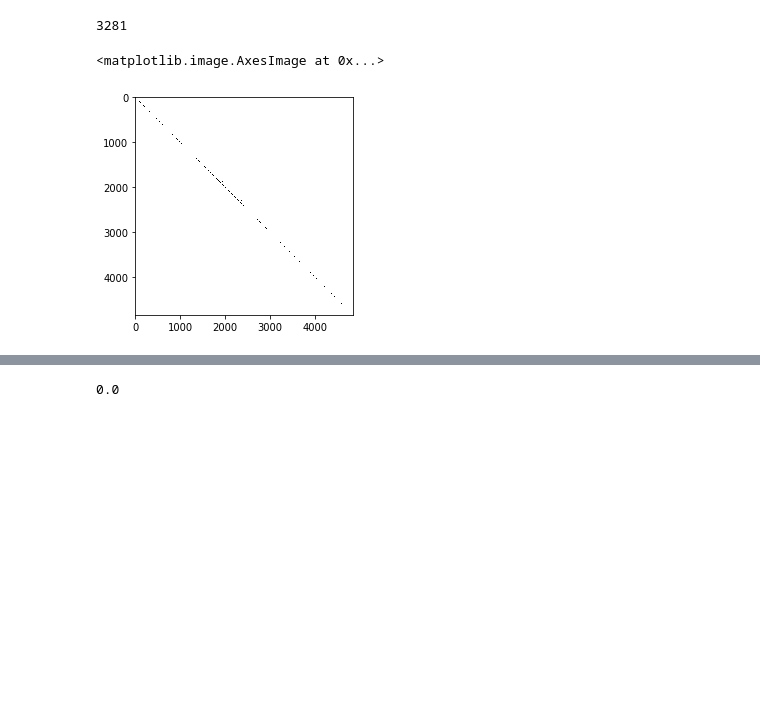
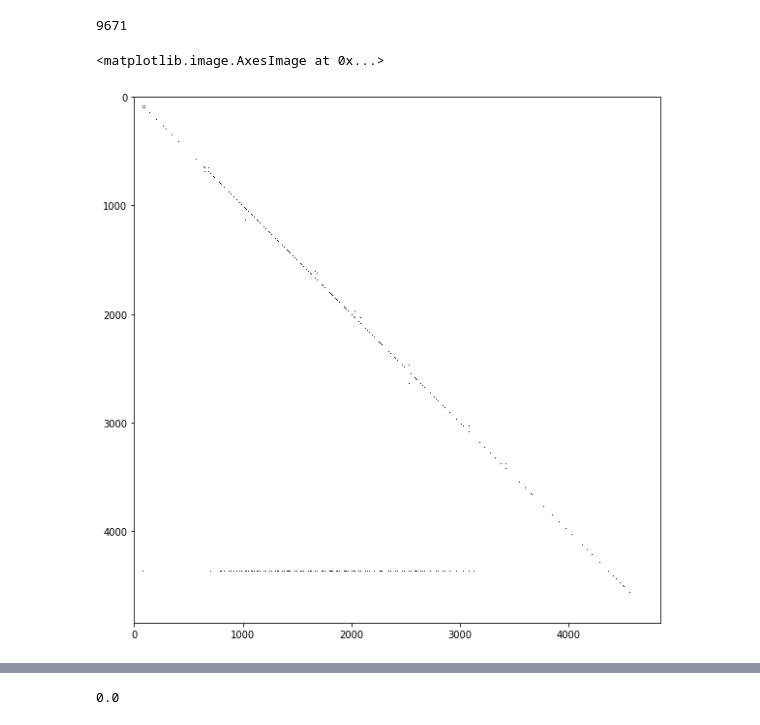
Before and after one commit to ergs/sandbox, a Jupyter notebook: transmute-matrix.ipynb, the cells around one changed output, grey strips where cells are left out. Cells and saved outputs as stored; diff of their text form; code cells hidden in the pictures; blank space fills up the shorter version.

Commit message:
more fission product stuff

```diff
--- a/transmute-matrix.ipynb
+++ b/transmute-matrix.ipynb
@@ -17,9 +17,12 @@ with open('transmute_data.json') as f:
     data = json.load(f)
 with open('sigma.json') as f:
     sigma = json.load(f)
+with open('fission_products.json') as f:
+    fission_products = json.load(f)
 # %%
 nuc_idx = {n: i for i, n in enumerate(data['nucs'])}
 N = len(nuc_idx)
+nuc_set = set(data['nucs'])
 # %%
 decay_consts = {}
 gammas = {}
@@ -76,6 +79,13 @@ for i, j in sigma_ij:
     v = sigma_ij.get((i, j), 0.0) * phi
     dok[i, j] += v
     dok[i, i] -= v
+# now let's add the fission products
+for i, yields in fission_products.items():
+    v = sigma.get('sigma_fission_' + i, [0.0])[0] * phi
+    dok[i, i] -= v
+    for j, fpy in yields.items():
+        dok[i, j] += v*fpy
+    assert set(yields.keys()) <= nuc_set
 # now let's add the decay consts
 for (i, j), g in gammas.items():
     dok[i, j] += g * decay_consts[i]
@@ -84,7 +94,7 @@ for i, v in decay_consts.items():
 # %%
 len(dok)
 # %% [output]
-3281
+9671
 # %%
 rows = []
 cols = []
@@ -101,10 +111,11 @@ mat = csr_matrix((vals, (rows, cols)), shape=(N, N))
 %matplotlib inline
 import matplotlib.pyplot as plt
 # %%
+fig = plt.figure(figsize=(10, 10))
 plt.imshow(mat.toarray() == 0.0, interpolation='none', cmap='gray')
 # %% [output]
 <matplotlib.image.AxesImage at 0x...>
-[figure, old version]
+[figure, new version]
 # %%
 save_sparse_csr('transmute.npz', mat)
 # %%
```
Also changed, not shown: parts of 25 cells of this notebook, 3 other files.
